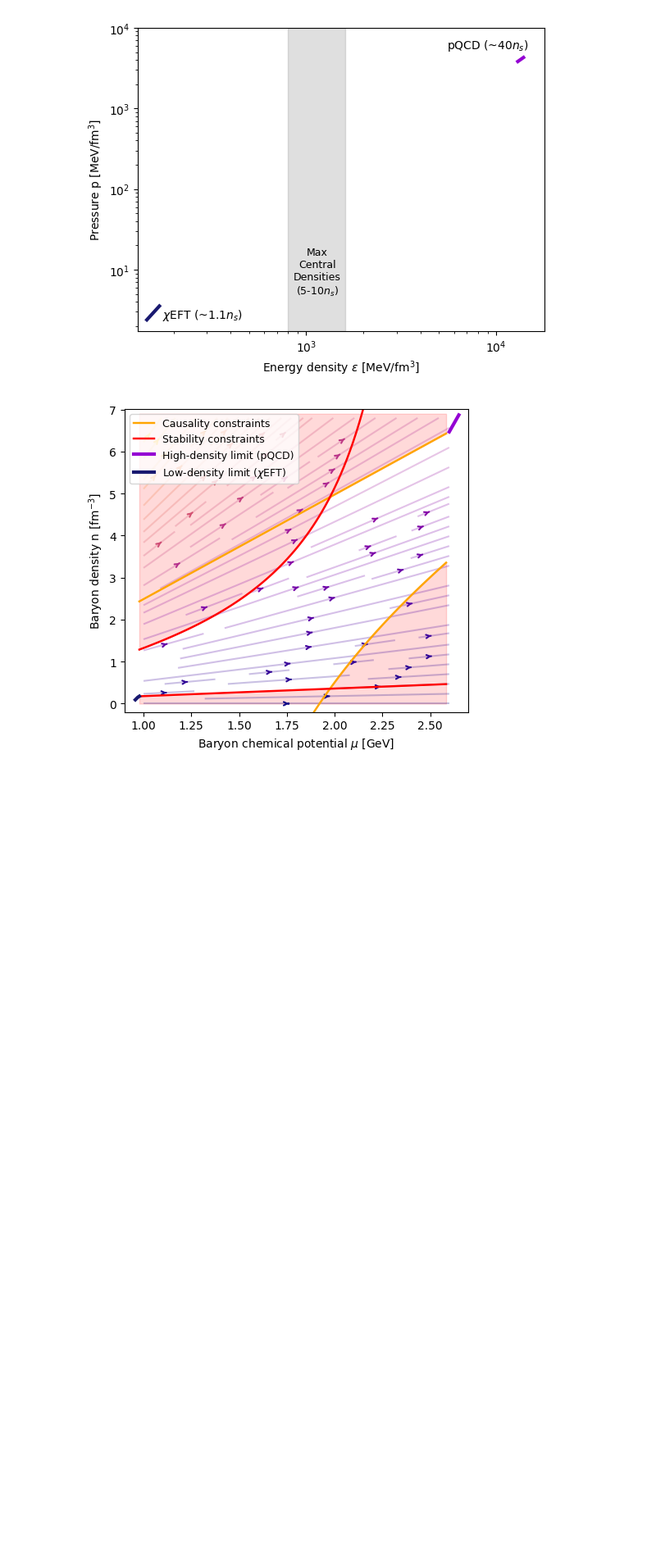
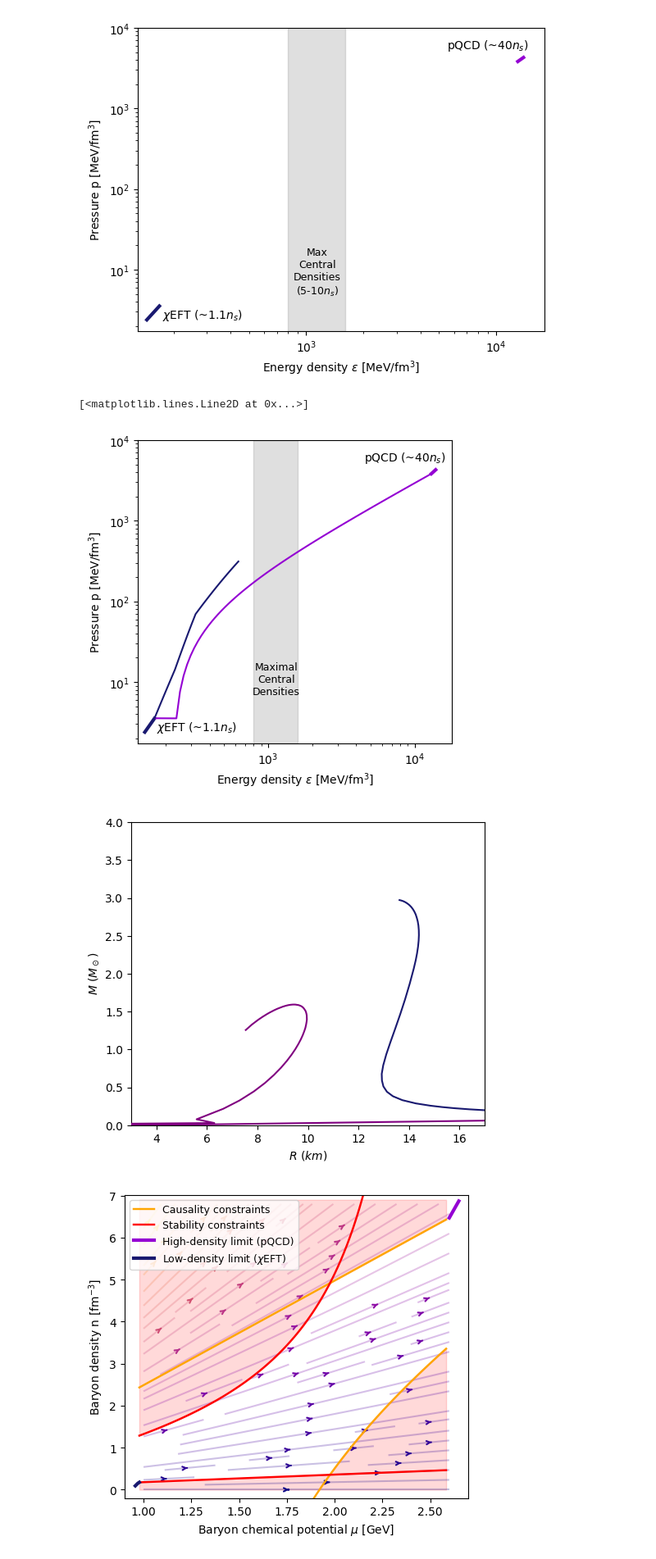
Before and after one commit to laffytaffyz/neutron-star-eos-research-project, a Jupyter notebook: research notebook.ipynb, the cells around one changed output. Shown: that part at 82% size. Drawn from its saved outputs; the diff is of its cells as text; code cells hidden in the pictures; blank space fills up the shorter version.

```diff
--- a/research notebook.ipynb
+++ b/research notebook.ipynb
@@ -276,3 +276,45 @@ pqcd_cs2_13_max = pe_to_mr(pqcd_cs2_13[1][0],pqcd_cs2_13[1][1])
 
 pqcd_cs2_min_pe = kk2022interpolation(cs2_min(muPQCD,nPQCD,pPQCD,ePQCD),muPQCD,nPQCD,pPQCD,ePQCD,isMin=True)
 pqcd_cs2_min = pe_to_mr(pqcd_cs2_min_pe[0][0],pqcd_cs2_min_pe[0][1])
+# %%
+# Figure 2 (Poster)
+
+# pressure-energy density plot properties
+fig, ax = plt.subplots()
+ax.set_xscale('log')
+ax.set_yscale('log')
+ax.set_xlim([130,18000])
+ax.set_ylim([1.75,10**4])
+ax.set_xlabel(r"Energy density $\epsilon$ [MeV/fm$^3$]")
+ax.set_ylabel(r"Pressure p [MeV/fm$^3$]")
+ax.set_aspect(0.55)
+plt.plot([ePQCD*10**3,-4284+6.87*2.65*10**3], [pPQCD*10**3,4284],linewidth=3,color='darkviolet')
+plt.plot([144.8,eL*10**3], [2.392,pL*10**3],linewidth=3,color='midnightblue')
+
+# plot maximal central densities region
+ax.axvspan(800,1600,color='gray',alpha=0.25)
+
+# text labels
+ax.text(175,2.5,r"$\chi$EFT (~1.1$n_s$)")
+ax.text(4500,5500,r"pQCD (~40$n_s$)")
+ax.text(1140,7,"Maximal\nCentral\nDensities",ha='center',fontsize=9)
+
+# plotting pressure-energy density EOS for χEFT extrapolation and for pQCD-χEFT interpolation
+plt.plot(pqcd_cs2_min_pe[0][0],pqcd_cs2_min_pe[0][1],color='darkviolet')
+plt.plot(eos_e_soft[5:],eos_p_soft[5:],color='midnightblue')
+
+# mass-radius plot properties
+fig, ax = plt.subplots()
+ax.set_xlim([3,17])
+ax.set_ylim([0,4])
+ax.set_aspect(3)
+ax.set_xlabel(r'$R$ $(km)$')
+ax.set_ylabel(r'$M$ $(M_\odot)$')
+
+# plotting mass-radius curves for χEFT extrapolation and for pQCD-χEFT interpolation
+ax.plot(R_arr_soft[:-50], m_arr_soft[:-50],color='midnightblue')
+ax.plot(np.concatenate([plot_data[0][1][2][0][0][0],plot_data[0][1][2][0][1][0]]),np.concatenate([plot_data[0][1][2][0][0][1],plot_data[0][1][2][0][1][1]]),zorder=100,color='purple')
+# %% [output]
+[<matplotlib.lines.Line2D at 0x...>]
+[figure, added]
+[figure, added]
```
Also changed, not shown: parts of 6 cells of this notebook, 3 other files.
